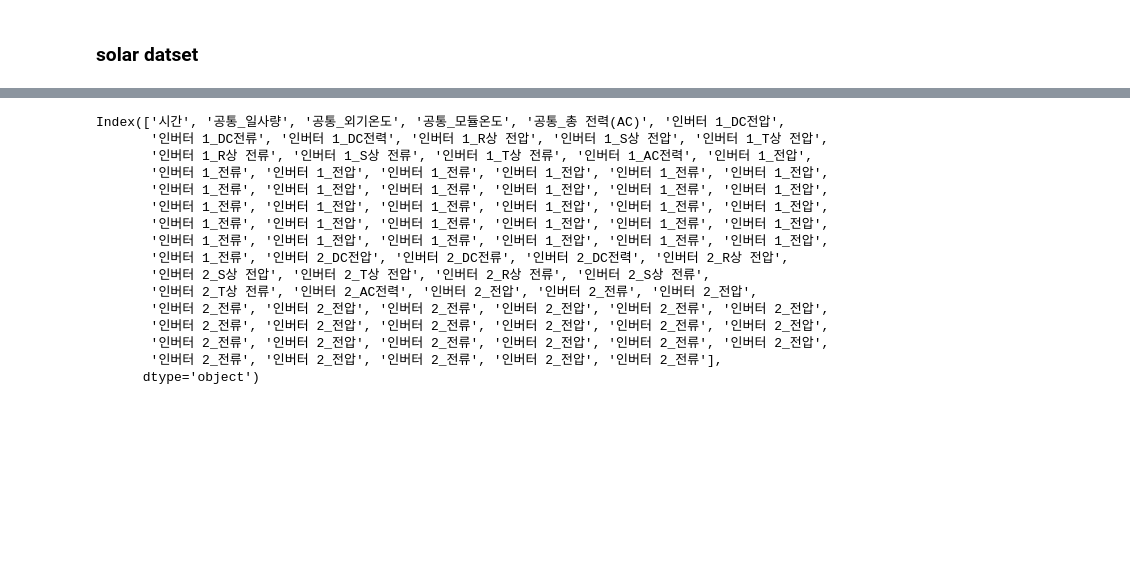
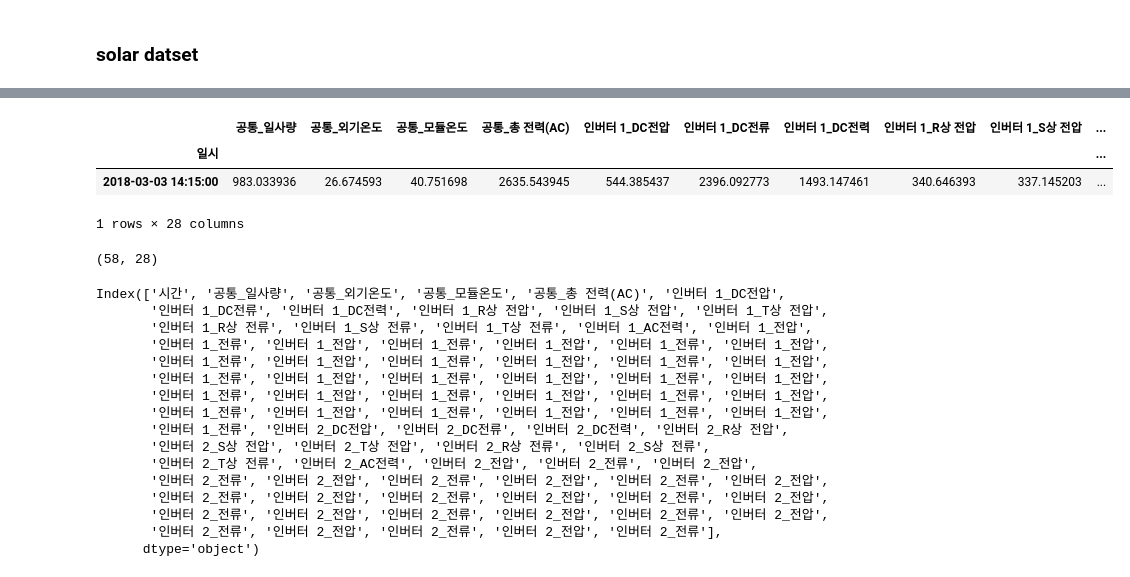
Before and after one commit to seokyeongheo/ewp-contest-2019, a Jupyter notebook: 02_EDA.ipynb, the cells around one changed output, grey strips where cells are left out. Cells and saved outputs as stored; diff of their text form; code cells hidden in the pictures; blank space fills up the shorter version.

```diff
--- a/02_EDA.ipynb
+++ b/02_EDA.ipynb
@@ -46,3 +47,14 @@ data_solar.tail()
+# %%
+data_solar[data_solar['공통_모듈온도'] > 40]
+# %% [output]
+|  | 공통_일사량 | 공통_외기온도 | 공통_모듈온도 | 공통_총 전력(AC) | 인버터 1_DC전압 | 인버터 1_DC전류 | 인버터 1_DC전력 | 인버터 1_R상 전압 | 인버터 1_S상 전압 | ... |
+| 일시 |  |  |  |  |  |  |  |  |  | ... |
+| 2018-03-03 14:15:00 | 983.033936 | 26.674593 | 40.751698 | 2635.543945 | 544.385437 | 2396.092773 | 1493.147461 | 340.646393 | 337.145203 | ... |
+1 rows × 28 columns
+# %%
+data_solar[data_solar['공통_모듈온도'] > 25].shape
+# %% [output]
+(58, 28)
 # %%
 data_solar.columns # 인버터 1 패널 14, 인버터 2 패널 13
 # %% [output]
```
Also changed, not shown: parts of 3 cells of this notebook.
